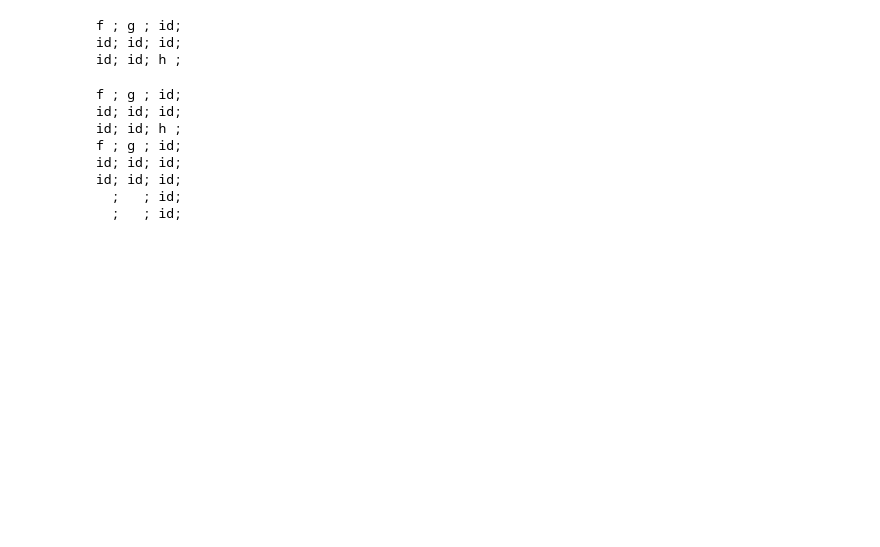
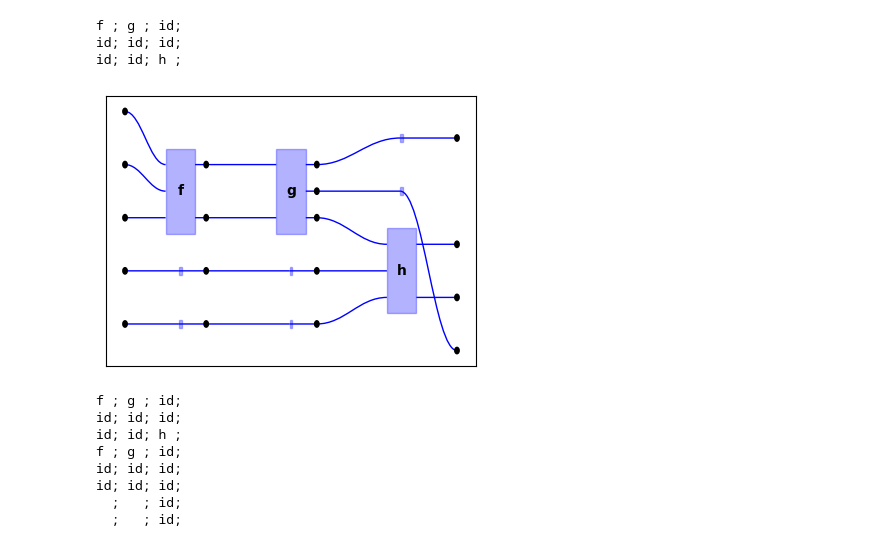
Before and after one commit to alexkoziell/HypNN, a Jupyter notebook: prototyping.ipynb, the cells around one changed output. Saved outputs shown, nothing was run; the diff lists cells and outputs as text; code cells hidden in the pictures; blank space fills up the shorter version.

```diff
--- a/prototyping.ipynb
+++ b/prototyping.ipynb
@@ -34,6 +45,11 @@ gh
 f ; g ; id;
 id; id; id;
 id; id; h ;
+# %%
+gh_mpl = MplHypergraph(gh)
+gh_mpl.draw(figsize=(4, 3))
+# %% [output]
+[figure, added]
 # %%
 gh_g = gh.parallel_comp(g)
 gh_g
```
Also changed, not shown: parts of 9 cells of this notebook, 2 other files.
